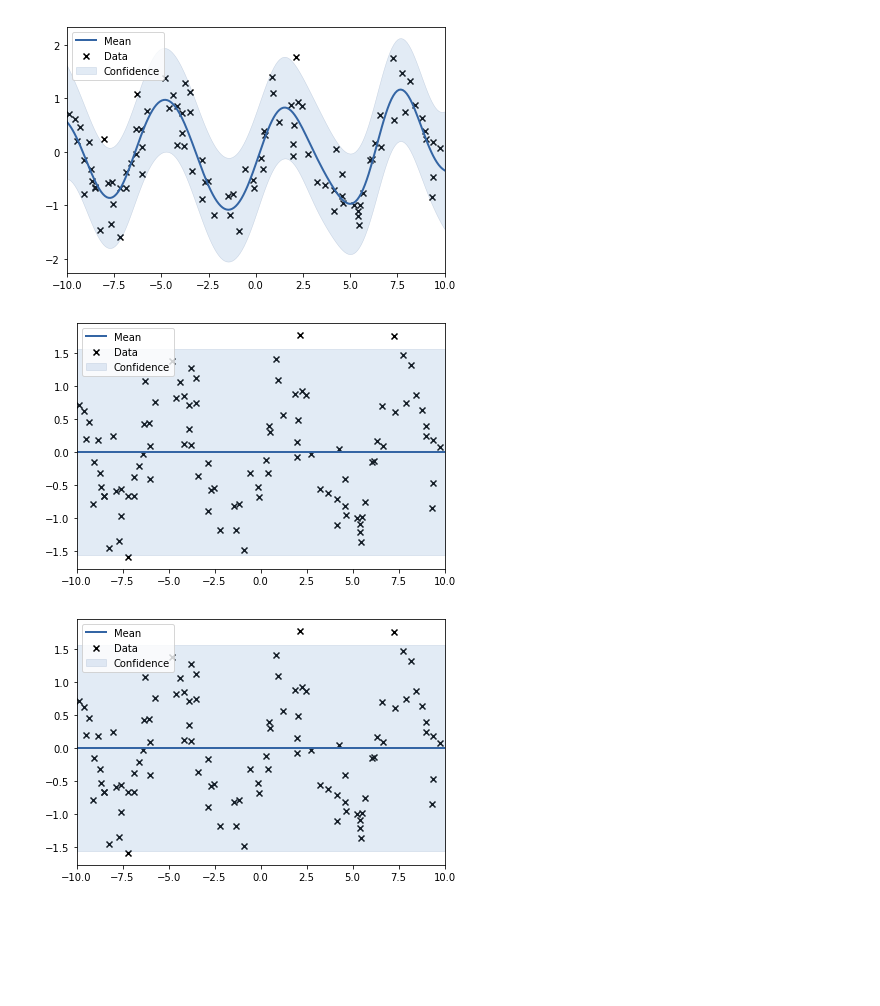
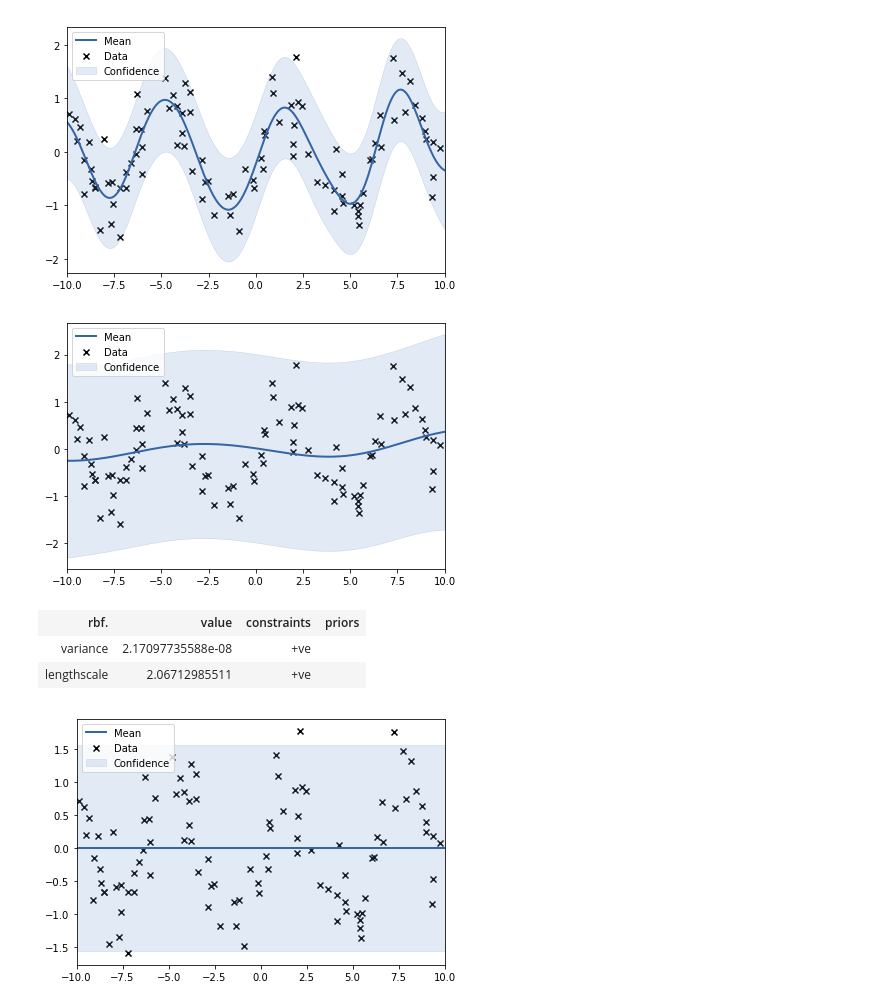
Before and after one commit to mmarinated/pTSAFall2018, a Jupyter notebook: labs/lab9/lab9-weird.ipynb, the cells around one changed output. Cells and saved outputs as stored; diff of their text form; code cells hidden in the pictures; blank space fills up the shorter version.

```diff
--- a/labs/lab9/lab9-weird.ipynb
+++ b/labs/lab9/lab9-weird.ipynb
@@ -59,11 +71,17 @@ _ = m.plot(plot_density=False, plot_limits=[-10.0, 10.0])
 # %%
 kernel = GPy.kern.RBF(input_dim=1, variance=1.0, lengthscale=4.77)
 m = GPy.models.GPRegression(X, Y, kernel)
-_ = m.optimize()
+# _ = m.optimize()
 
 _ = m.plot(plot_density=False, plot_limits=[-10.0, 10.0])
 # %% [output]
-[figure, old version]
+[figure, new version]
+# %%
+m.parameters[0]
+# %% [output]
+| rbf. | value | constraints | priors |
+| variance | 2.17097735588e-08 | +ve |  |
+| lengthscale | 2.06712985511 | +ve |  |
 # %%
 kernel = GPy.kern.RBF(input_dim=1, variance=1.0, lengthscale=5.)
 m = GPy.models.GPRegression(X, Y, kernel)
```
Also changed, not shown: parts of 2 cells of this notebook, 1 other file.
